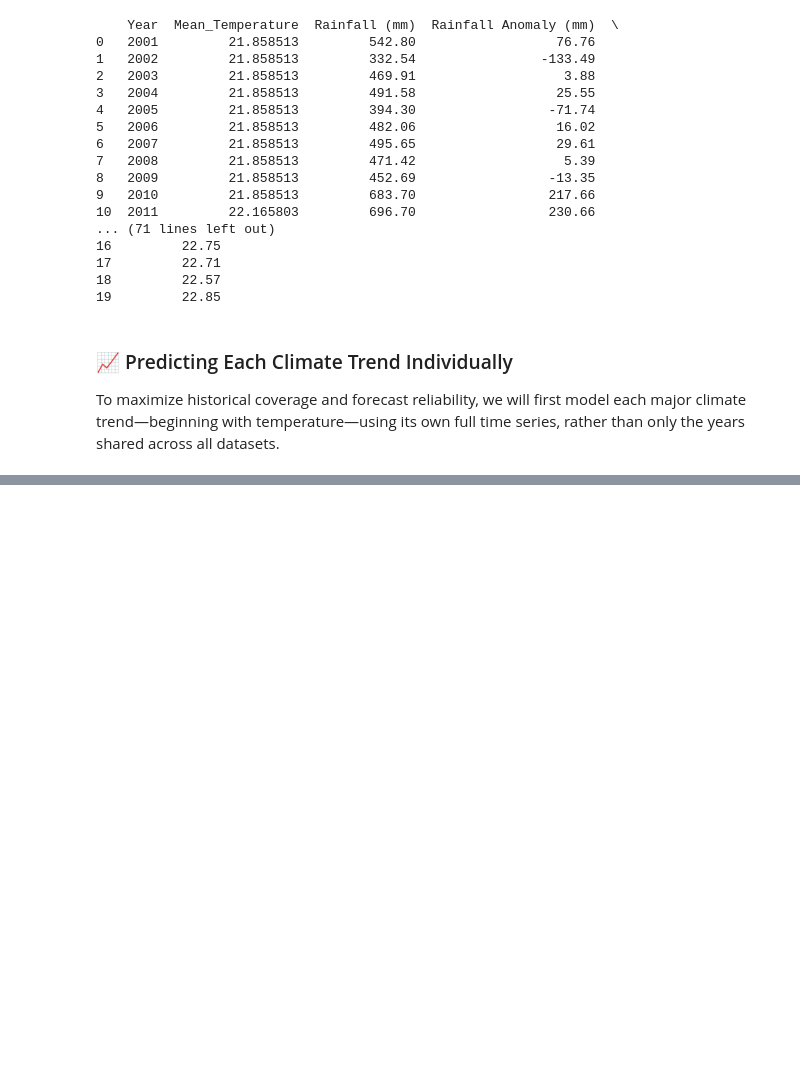
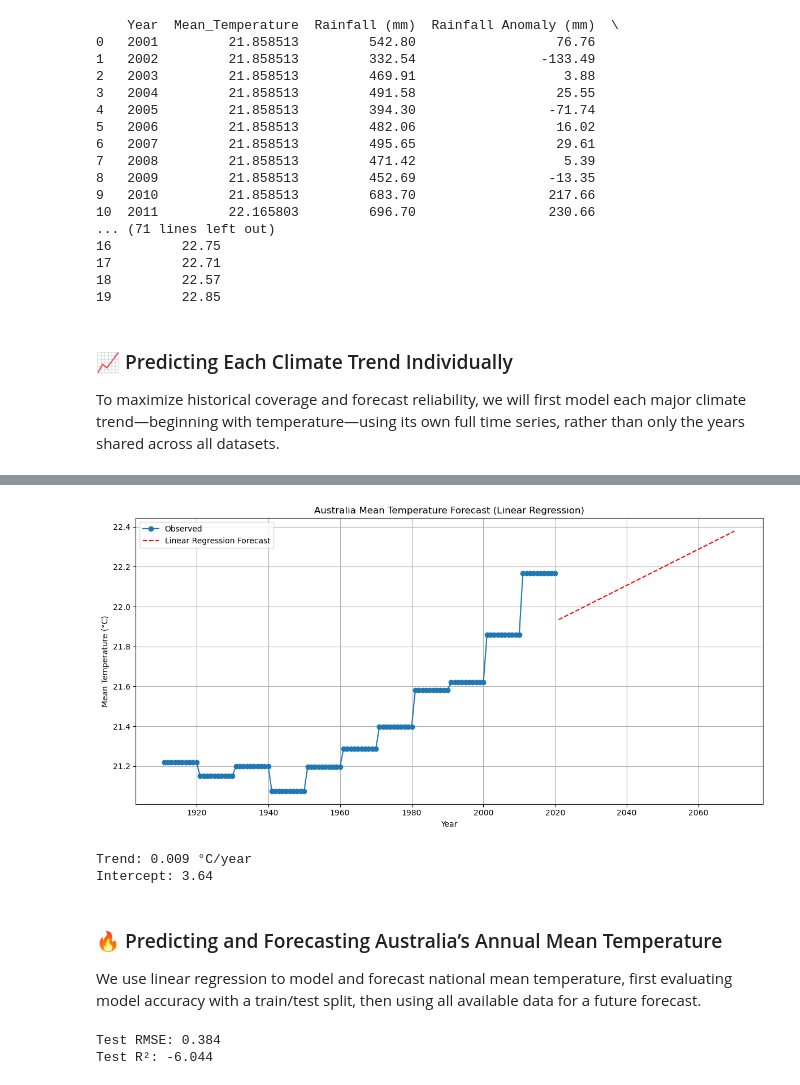
Before and after one commit to rogerespinosamorros/WeatherPredictionAustralia, a Jupyter notebook: notebooks/predictions/01_predict_temperature.ipynb, the cells around one changed output, grey strips where cells are left out. Drawn from its saved outputs; the diff is of its cells as text; code cells hidden in the pictures; blank space fills up the shorter version.

```diff
--- a/notebooks/predictions/01_predict_temperature.ipynb
+++ b/notebooks/predictions/01_predict_temperature.ipynb
@@ -40,0 +191,11 @@ y = df[target]
+# %%
+import numpy as np
+from sklearn.linear_model import LinearRegression
+
+print(annual_temp_df)
+
+X = annual_temp_df["Year"].values.reshape(-1, 1)
+y = annual_temp_df["Mean_Temperature"].values
+
+model = LinearRegression()
+model.fit(X, y)
@@ -40,0 +218,6 @@ y = df[target]
+# %%
+# Forecast for the next 50 years
+future_years = np.arange(annual_temp_df["Year"].max() + 1, annual_temp_df["Year"].max() + 51)
+future_X = future_years.reshape(-1, 1)
+future_pred = model.predict(future_X)
+print(future_pred)
@@ -40,0 +234,25 @@ y = df[target]
+# %%
+# Plotting the linear regression forecast
+plt.figure(figsize=(12, 6))
+plt.plot(annual_temp_df["Year"], annual_temp_df["Mean_Temperature"], marker="o", label="Observed")
+plt.plot(future_years, future_pred, "r--", label="Linear Regression Forecast")
+plt.title("Australia Mean Temperature Forecast (Linear Regression)")
+plt.xlabel("Year")
+plt.ylabel("Mean Temperature (°C)")
+plt.legend()
+plt.grid(True)
+plt.tight_layout()
+plt.show()
+# %% [output]
+[figure, added]
+# %%
+# Show model parameters
+print(f"Trend: {model.coef_[0]:.3f} °C/year")
+print(f"Intercept: {model.intercept_:.2f}")
+# %% [output]
+Trend: 0.009 °C/year
+Intercept: 3.64
+# %% [markdown]
+### 🔥 Predicting and Forecasting Australia’s Annual Mean Temperature
+
+We use linear regression to model and forecast national mean temperature, first evaluating model accuracy with a train/test split, then using all available data for a future forecast.
@@ -40,0 +274,12 @@ y = df[target]
+# %%
+mse = mean_squared_error(y_test, y_pred)
+# Root Mean Squared Error (RMSE)
+rmse = np.sqrt(mse)
+
+r2 = r2_score(y_test, y_pred)
+
+print(f"Test RMSE: {rmse:.3f}")
+print(f"Test R²: {r2:.3f}")
+# %% [output]
+Test RMSE: 0.384
+Test R²: -6.044
```
Also changed, not shown: parts of 39 cells of this notebook, 7 other files.
